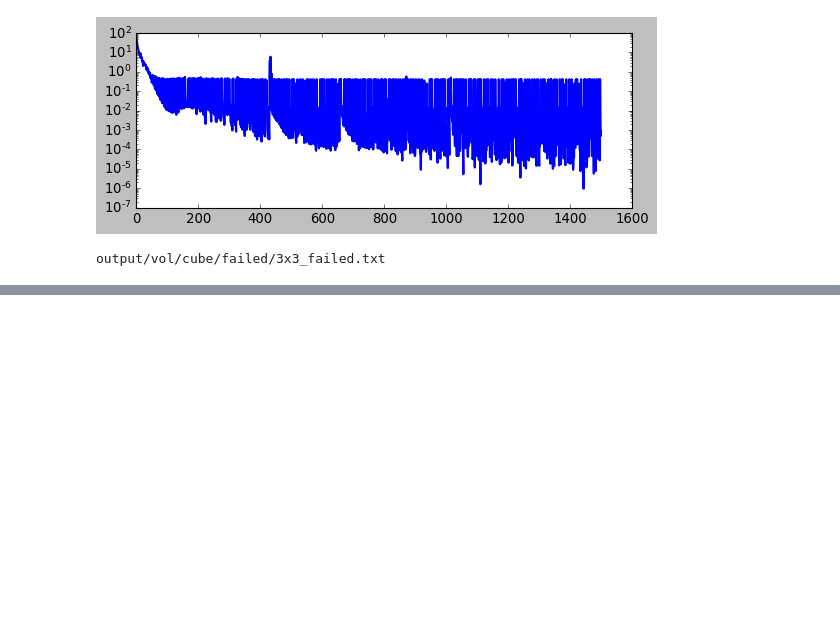
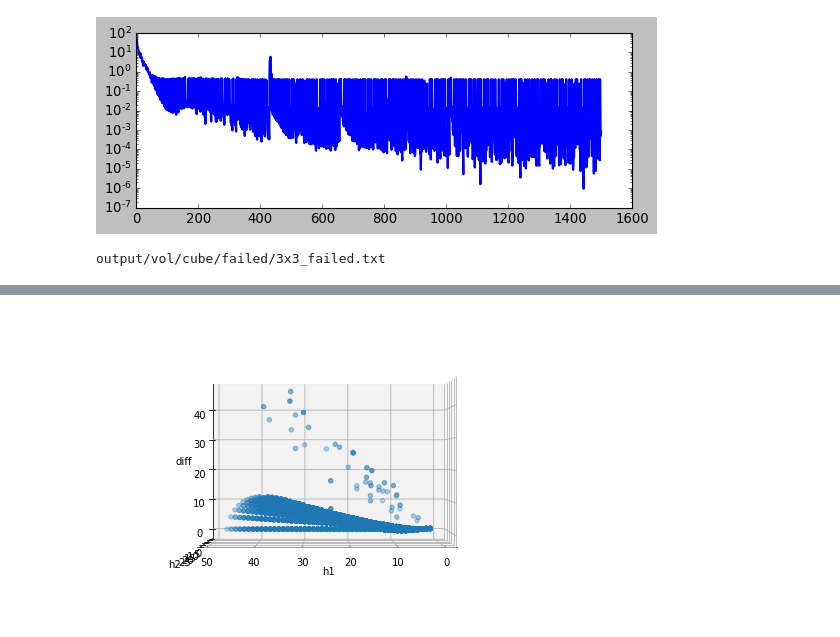
Before and after one commit to caoandong/Calabi_Yau, a Jupyter notebook: Polyhedra_test.ipynb, the cells around one changed output, grey strips where cells are left out. Drawn from its saved outputs; the diff is of its cells as text; code cells hidden in the pictures; blank space fills up the shorter version.

```diff
--- a/Polyhedra_test.ipynb
+++ b/Polyhedra_test.ipynb
@@ -173,0 +296,5 @@ output/vol/cube/failed/3x3_failed.txt
+# %%
+ax.view_init(0, 90)
+fig
+# %% [output]
+[figure, added]
```
Also changed, not shown: parts of 5 cells of this notebook, 2 other files.
